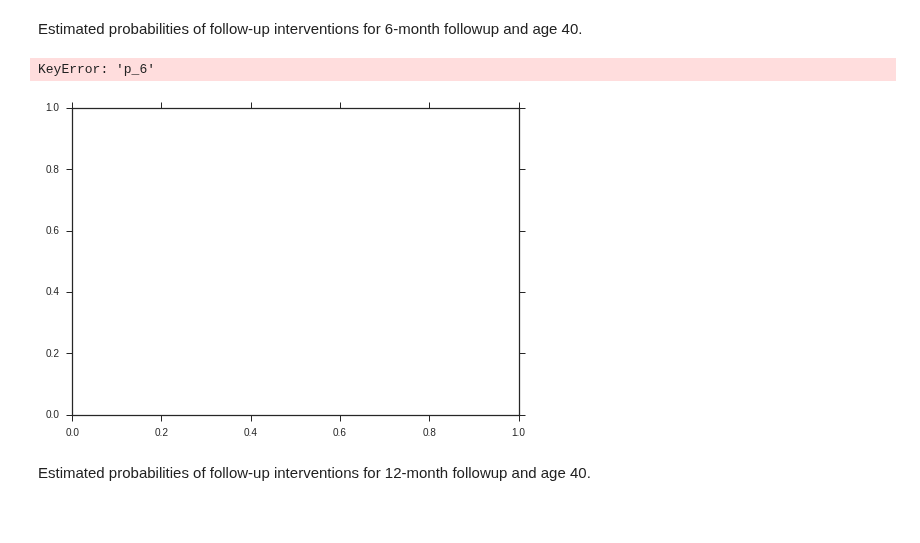
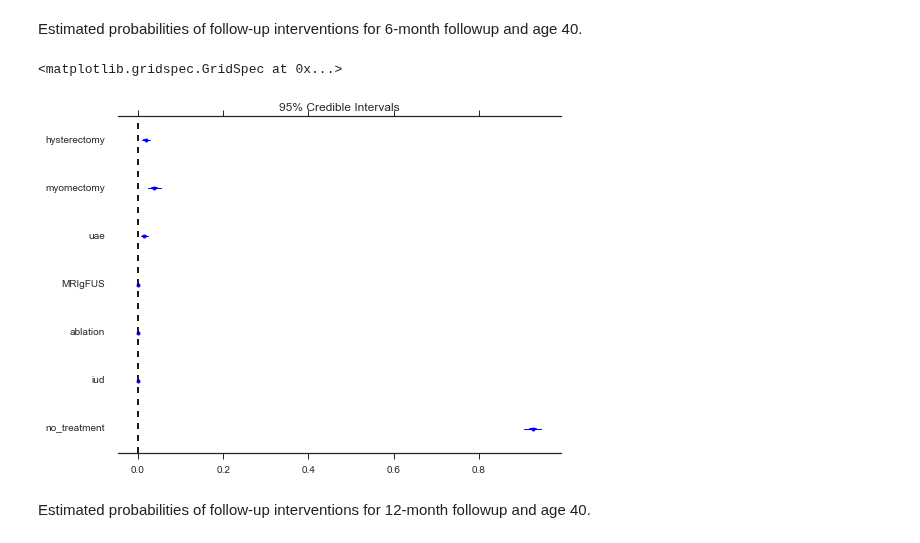
Before and after one commit to VanderbiltPopHealthSci/uterine_fibroids_MA, a Jupyter notebook: UF Interventions Meta-analysis.ipynb, the cells around one changed output. Saved outputs shown, nothing was run; the diff lists cells and outputs as text; code cells hidden in the pictures; blank space fills up the shorter version.

```diff
--- a/UF Interventions Meta-analysis.ipynb
+++ b/UF Interventions Meta-analysis.ipynb
@@ -544,10 +542,10 @@ pm.forestplot(trace_uae, varnames=['θ_age'], ylabels=plot_labels[:-1])
 # %% [markdown]
 Estimated probabilities of follow-up interventions for 6-month followup and age 40.
 # %%
-pm.forestplot(trace_uae, varnames=['p_6'], ylabels=plot_labels)
+pm.forestplot(trace_uae, varnames=['p_6_40'], ylabels=plot_labels)
 # %% [output]
-KeyError: 'p_6'
+<matplotlib.gridspec.GridSpec at 0x...>
-[figure, old version]
+[figure, new version]
 # %% [markdown]
 Estimated probabilities of follow-up interventions for 12-month followup and age 40.
 # %%
```
Also changed, not shown: parts of 26 cells of this notebook.
